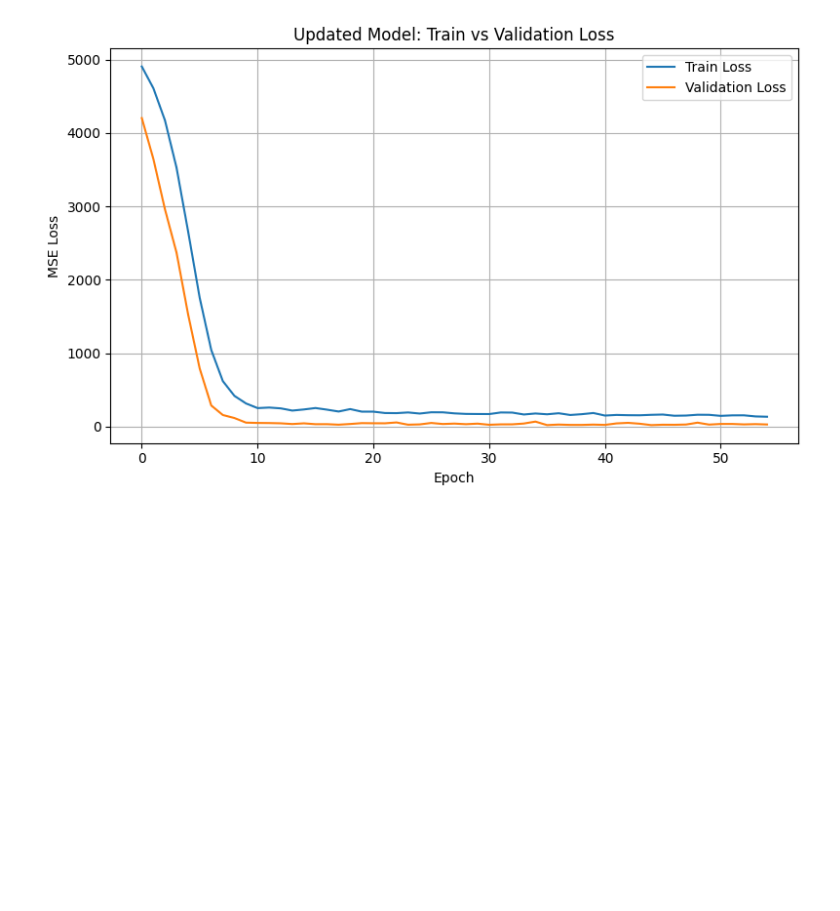
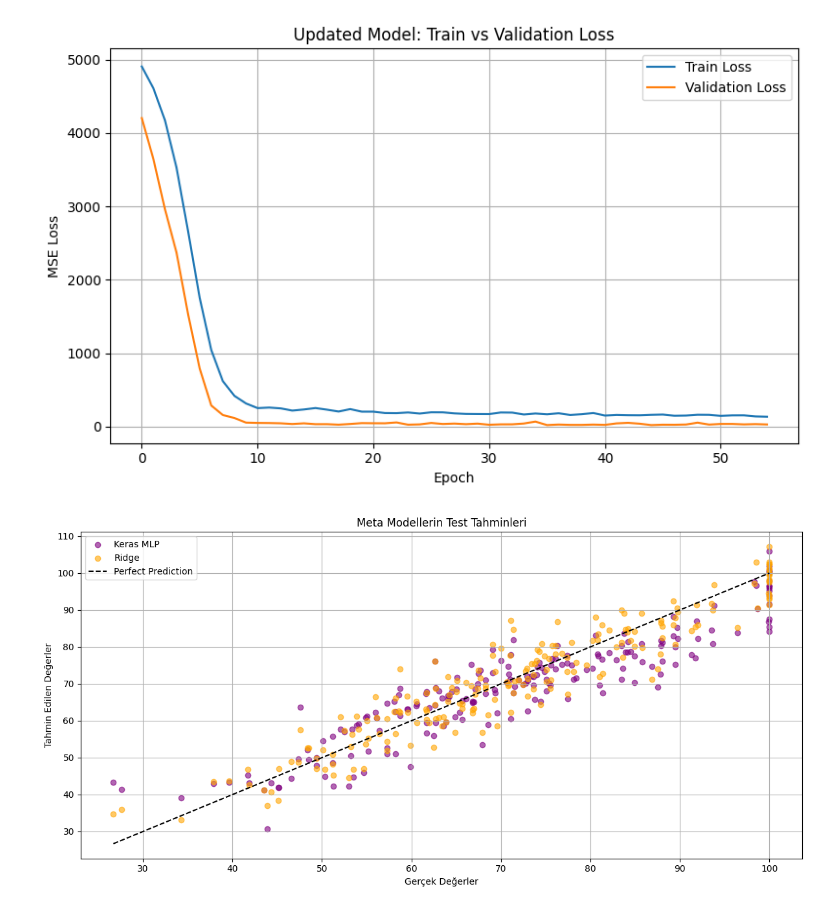
Before and after one commit to yucellgereklioglu/datasciencework, a Jupyter notebook: Student_Habits_vs_Academic_Performance.ipynb, the cells around one changed output. Cells and saved outputs as stored; diff of their text form; code cells hidden in the pictures; blank space fills up the shorter version.

```diff
--- a/Student_Habits_vs_Academic_Performance.ipynb
+++ b/Student_Habits_vs_Academic_Performance.ipynb
@@ -342,3 +342,17 @@ plt.tight_layout()
 plt.show()
 # %% [output]
 [figure]
+# %%
+plt.figure(figsize=(12,6))
+plt.scatter(y_test, y_pred_nn, color='purple', label='Keras MLP', alpha=0.6)
+plt.scatter(y_test, y_pred_meta, color='orange', label='Ridge', alpha=0.6)
+plt.plot([y_test.min(), y_test.max()], [y_test.min(), y_test.max()], 'k--', label='Perfect Prediction')
+plt.xlabel("Gerçek Değerler")
+plt.ylabel("Tahmin Edilen Değerler")
+plt.title("Meta Modellerin Test Tahminleri")
+plt.legend()
+plt.grid(True)
+plt.tight_layout()
+plt.show()
+# %% [output]
+[figure, added]
```
